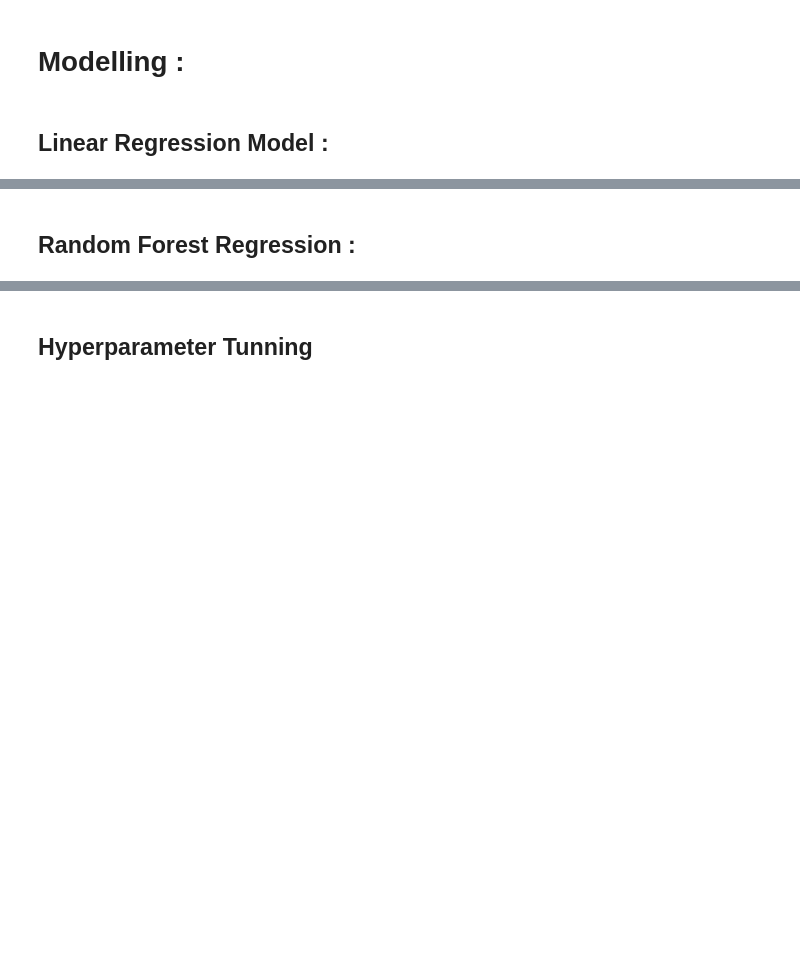
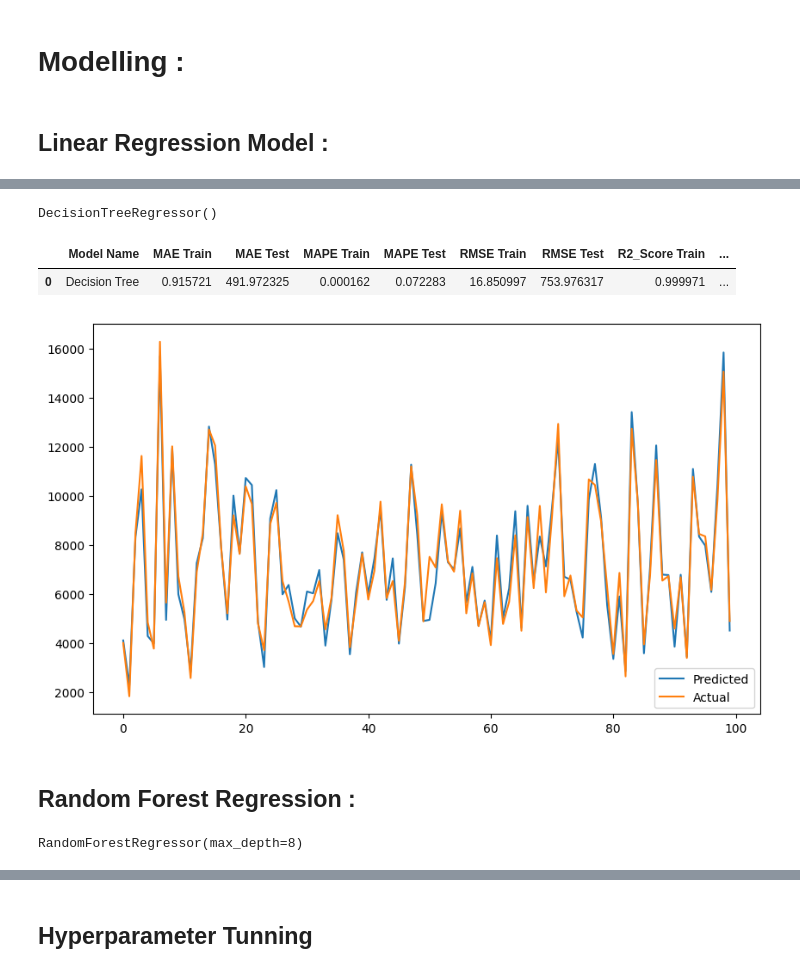
Before and after one commit to ansonsibi1/Anson-Sibi-M4W3_Rossmann_Sales_Prediction_Capstone_Project, a Jupyter notebook: Team_KASAR_Anson_Sibi_M4W3_Rossmann_Sales_Prediction_Capstone_Project.ipynb, the cells around one changed output, grey strips where cells are left out. Cells and saved outputs as stored; diff of their text form; code cells hidden in the pictures; blank space fills up the shorter version.

```diff
--- a/Team_KASAR_Anson_Sibi_M4W3_Rossmann_Sales_Prediction_Capstone_Project.ipynb
+++ b/Team_KASAR_Anson_Sibi_M4W3_Rossmann_Sales_Prediction_Capstone_Project.ipynb
@@ -614,0 +612,7 @@ plt.show()
+# %%
+# Creating an instance of the DecisionTreeRegressor class and transforming the train and test dataset
+
+dt = DecisionTreeRegressor()
+dt.fit(x_train,y_train)
+# %% [output]
+DecisionTreeRegressor()
@@ -615,2 +623,24 @@ plt.show()
+# %%
+# Predicting the values from test dataset
+
+y_pred_dt = dt.predict(x_test)
+# %%
+# Checking the metrics for the model
+
+dtrm = model_metrics( 'Decision Tree',y_train,y_pred_train_dt, y_test,y_pred_dt)
+dtrm
+# %% [output]
+|  | Model Name | MAE Train | MAE Test | MAPE Train | MAPE Test | RMSE Train | RMSE Test | R2_Score Train | ... |
+| 0 | Decision Tree | 0.915721 | 491.972325 | 0.000162 | 0.072283 | 16.850997 | 753.976317 | 0.999971 | ... |
+# %%
+# Plotting the Predicted Sales values and the Actual Sales values
+
+plt.figure(figsize=(10,6))
+plt.plot(np.array(y_test)[:100])
+plt.plot(y_pred_dt[:100])
+plt.legend(["Predicted","Actual"])
+plt.show()
+# %% [output]
+[figure, added]
 # %% [markdown]
 ## Random Forest Regression :
@@ -627,0 +647,7 @@ model_metrics( 'Random Forest Regression Test',y_pred_rf, y_test)
+# %%
+# Creating an instance of the RandomForestRegressor class and transforming the train and test dataset
+
+rf = RandomForestRegressor(max_depth=8)
+rf.fit(x_train,y_train)
+# %% [output]
+RandomForestRegressor(max_depth=8)
```
Also changed, not shown: parts of 79 cells of this notebook.
